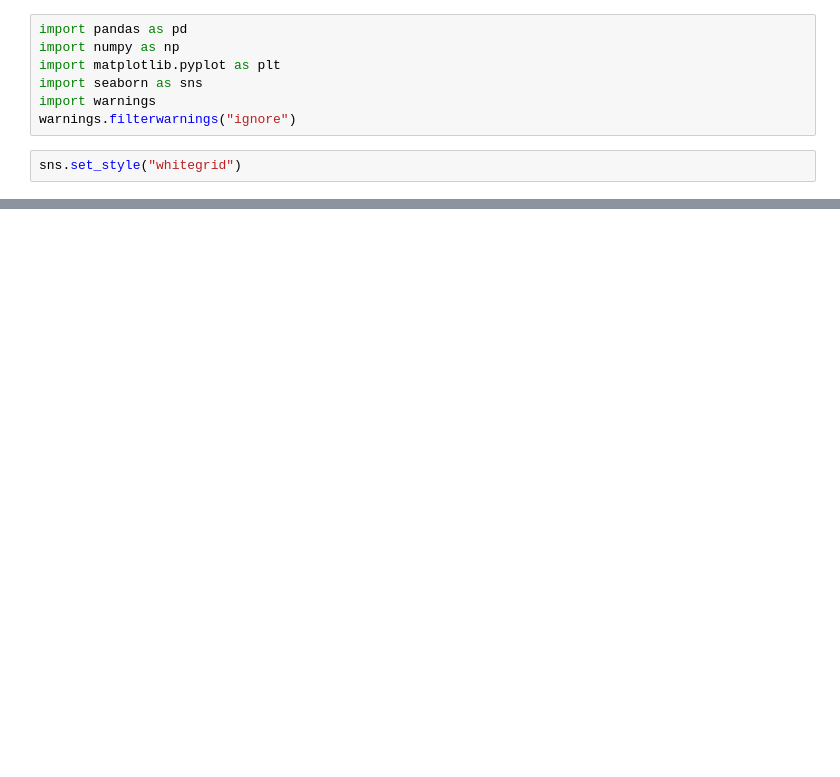
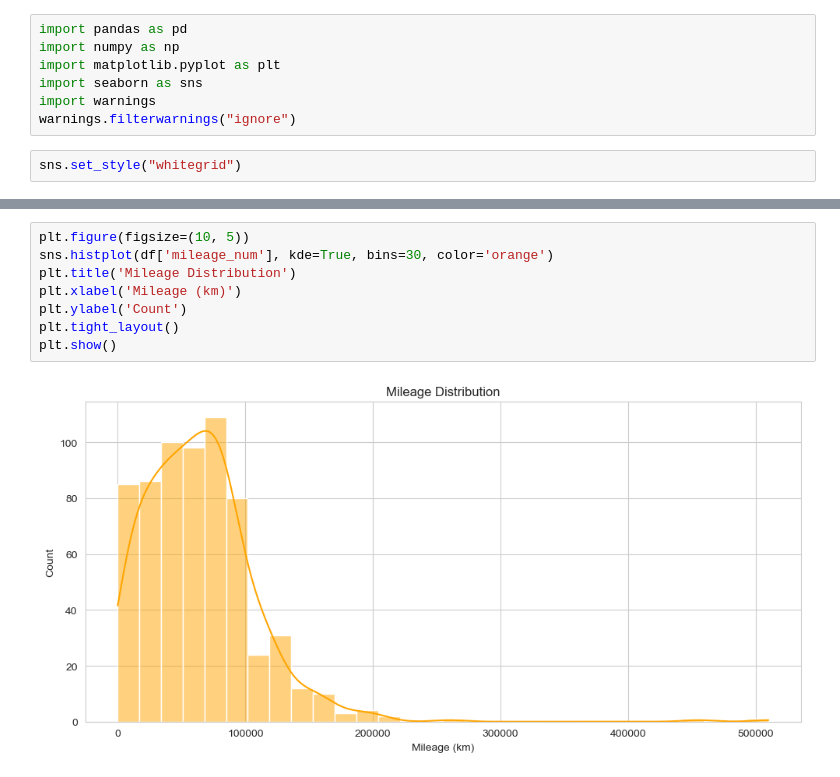
Before and after one commit to nmkhan9/car_price_predict, a Jupyter notebook: visualization.ipynb, the cells around one changed output, grey strips where cells are left out. Drawn from its saved outputs; the diff is of its cells as text; blank space fills up the shorter version.

```diff
--- a/visualization.ipynb
+++ b/visualization.ipynb
@@ -19,0 +51,10 @@ df.head()
+# %%
+plt.figure(figsize=(10, 5))
+sns.histplot(df['mileage_num'], kde=True, bins=30, color='orange')
+plt.title('Mileage Distribution')
+plt.xlabel('Mileage (km)')
+plt.ylabel('Count')
+plt.tight_layout()
+plt.show()
+# %% [output]
+[figure, added]
```
Also changed, not shown: parts of 11 cells of this notebook.
